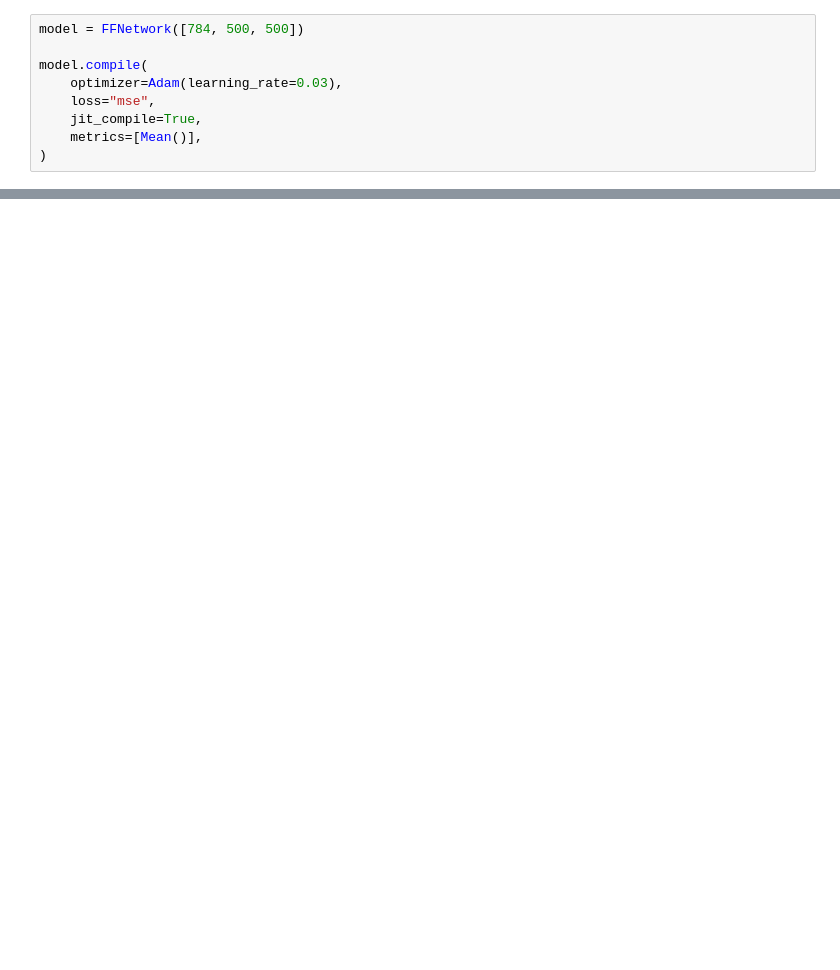
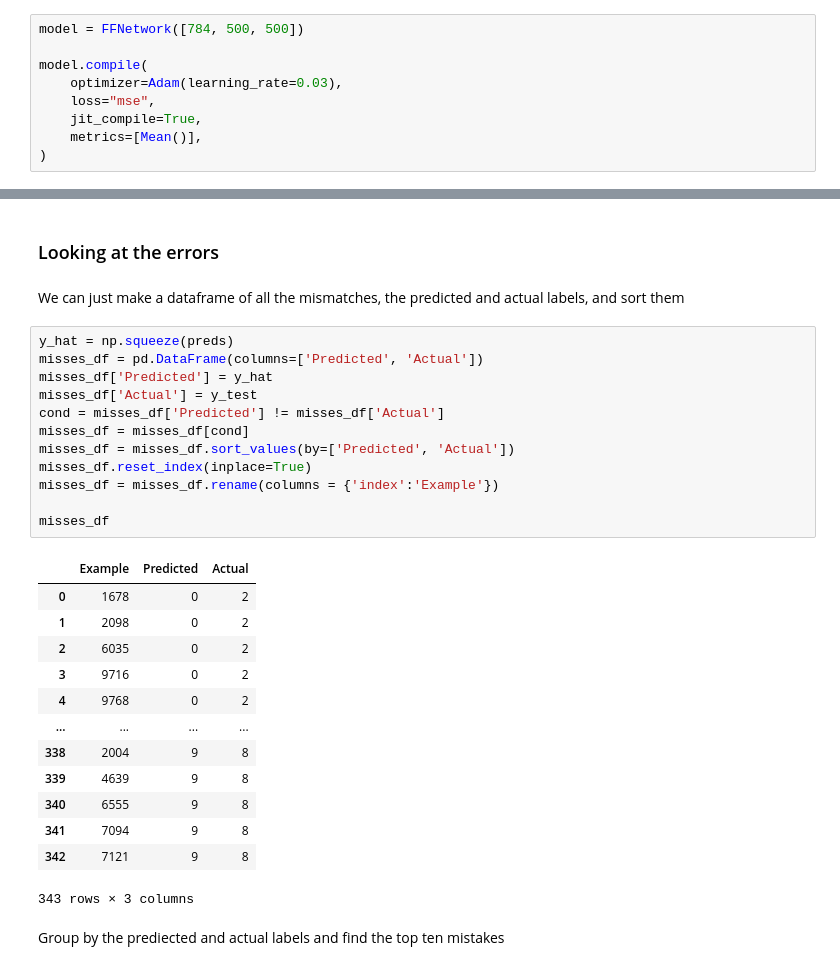
Before and after one commit to karencfisher/forward-forward, a Jupyter notebook: mnist.ipynb, the cells around one changed output, grey strips where cells are left out. Saved outputs shown, nothing was run; the diff lists cells and outputs as text; blank space fills up the shorter version.

```diff
--- a/mnist.ipynb
+++ b/mnist.ipynb
@@ -108,0 +118,32 @@ plt.show()
+# %% [markdown]
+### Looking at the errors
+# %% [markdown]
+We can just make a dataframe of all the mismatches, the predicted and actual labels, and sort them
+# %%
+y_hat = np.squeeze(preds)
+misses_df = pd.DataFrame(columns=['Predicted', 'Actual'])
+misses_df['Predicted'] = y_hat
+misses_df['Actual'] = y_test
+cond = misses_df['Predicted'] != misses_df['Actual']
+misses_df = misses_df[cond]
+misses_df = misses_df.sort_values(by=['Predicted', 'Actual'])
+misses_df.reset_index(inplace=True)
+misses_df = misses_df.rename(columns = {'index':'Example'})
+
+misses_df
+# %% [output]
+|  | Example | Predicted | Actual |
+| 0 | 1678 | 0 | 2 |
+| 1 | 2098 | 0 | 2 |
+| 2 | 6035 | 0 | 2 |
+| 3 | 9716 | 0 | 2 |
+| 4 | 9768 | 0 | 2 |
+| ... | ... | ... | ... |
+| 338 | 2004 | 9 | 8 |
+| 339 | 4639 | 9 | 8 |
+| 340 | 6555 | 9 | 8 |
+| 341 | 7094 | 9 | 8 |
+| 342 | 7121 | 9 | 8 |
+343 rows × 3 columns
+# %% [markdown]
+Group by the prediected and actual labels and find the top ten mistakes
```
Also changed, not shown: parts of 18 cells of this notebook.
